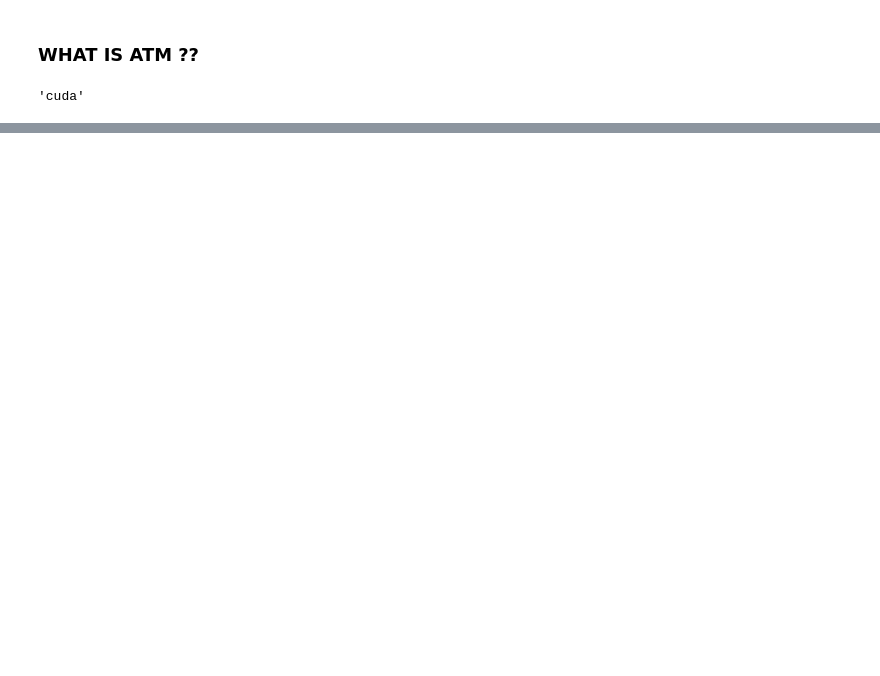
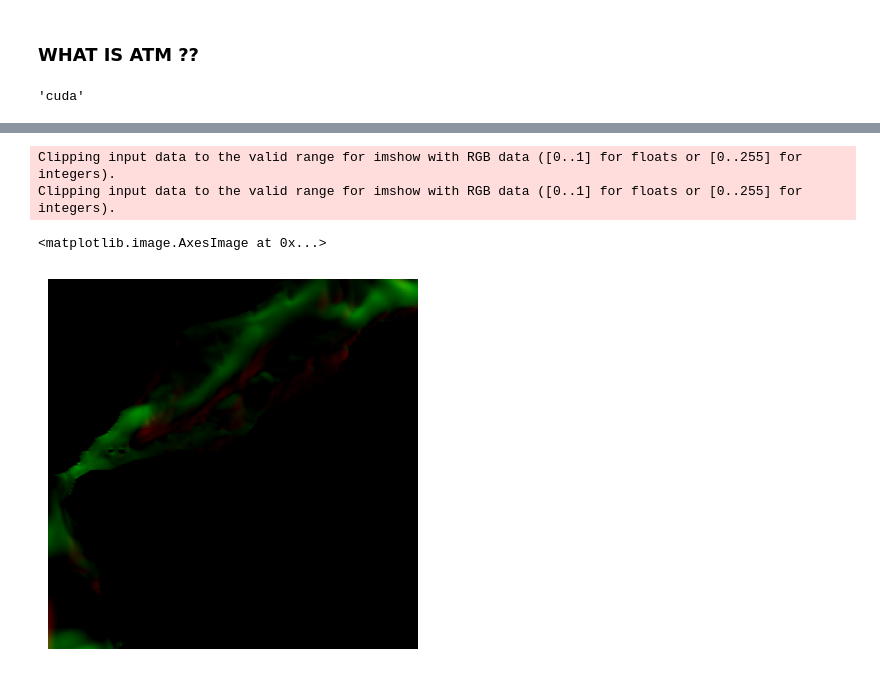
Before and after one commit to imemmul/ViT_Segmentation, a Jupyter notebook: segViT/seg_ViT.ipynb, the cells around one changed output, grey strips where cells are left out. Saved outputs shown, nothing was run; the diff lists cells and outputs as text; code cells hidden in the pictures; blank space fills up the shorter version.

```diff
--- a/segViT/seg_ViT.ipynb
+++ b/segViT/seg_ViT.ipynb
@@ -152,0 +51,19 @@ OutOfMemoryError: CUDA out of memory. Tried to allocate 4.88 GiB (GPU 0; 23.87 G
+# %%
+label = "/home/emir/dev/segmentation_eddies/downloads/data4test/valid_annot/7_2_201_51.png"
+mat = "/home/emir/dev/segmentation_eddies/downloads/data4test/valid_data_mat/7_2_201_51.mat"
+img_mat = sio.loadmat(mat)
+img_x = img_mat['vxSample']
+img_y = img_mat['vySample']
+img = np.stack((img_x, img_y, np.zeros(img_x.shape)), -1)
+img.shape
+plt.imshow(img)
+import matplotlib.image as mpimg
+label = mpimg.imread(label)
+plt.imshow(label)
+plt.axis(False)
+plt.imshow(img)
+# %% [output]
+Clipping input data to the valid range for imshow with RGB data ([0..1] for floats or [0..255] for integers).
+Clipping input data to the valid range for imshow with RGB data ([0..1] for floats or [0..255] for integers).
+<matplotlib.image.AxesImage at 0x...>
+[figure, added]
```
Also changed, not shown: parts of 21 cells of this notebook, 2 other files.
